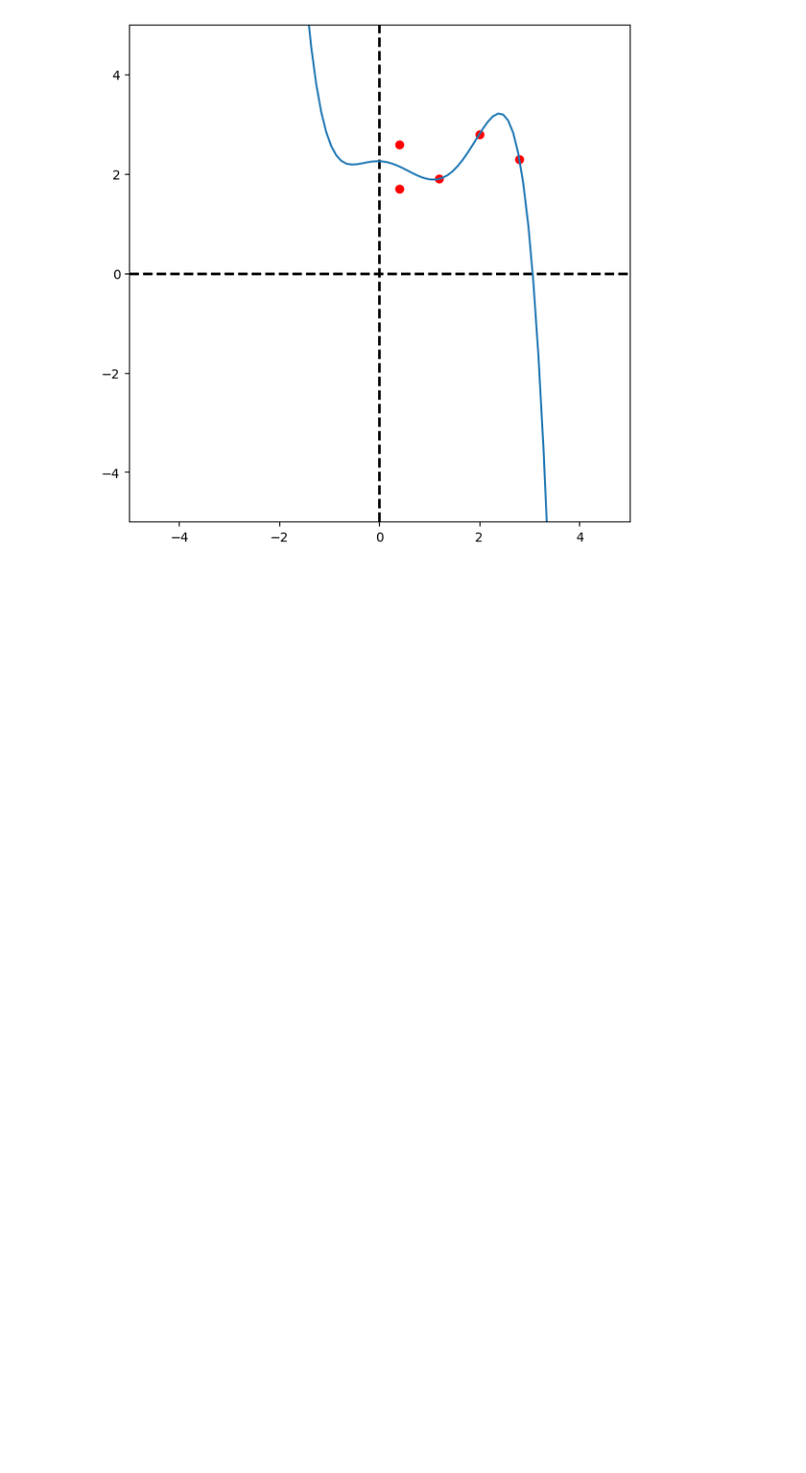
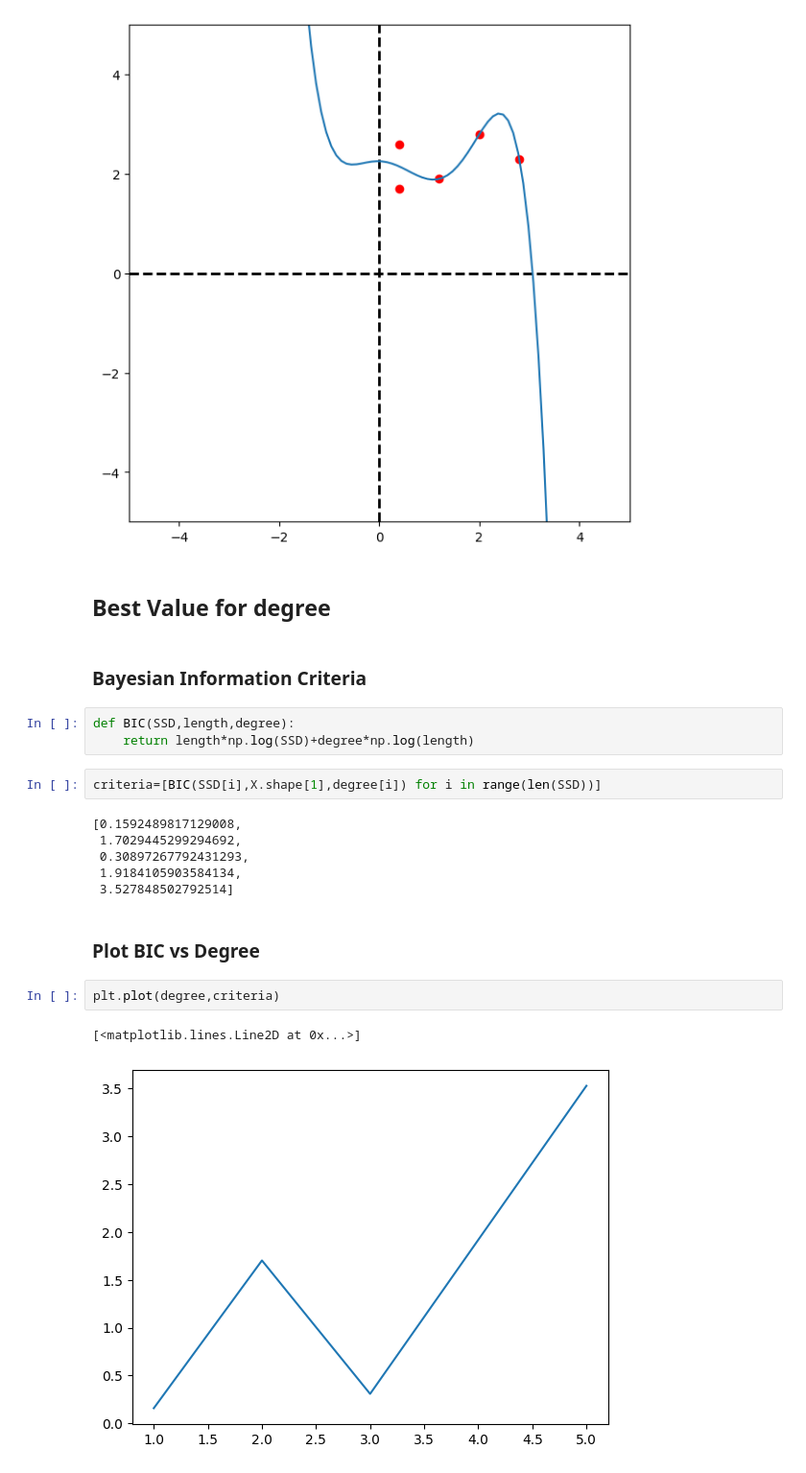
Before and after one commit to Nailsonseat/Machine-Learning, a Jupyter notebook: Polynomial Regression.ipynb, the cells around one changed output. Shown at 96% size. Cells and saved outputs as stored; diff of their text form; blank space fills up the shorter version.

Commit message:
Bayesian information crieteria

```diff
--- a/Polynomial Regression.ipynb
+++ b/Polynomial Regression.ipynb
@@ -140,3 +140,25 @@ SSD=polyRegression(original_X,Y,degree)
 [figure]
 [figure]
 [figure]
+# %% [markdown]
+## Best Value for degree
+# %% [markdown]
+### Bayesian Information Criteria
+# %%
+def BIC(SSD,length,degree):
+    return length*np.log(SSD)+degree*np.log(length)
+# %%
+criteria=[BIC(SSD[i],X.shape[1],degree[i]) for i in range(len(SSD))]
+# %% [output]
+[0.1592489817129008,
+ 1.7029445299294692,
+ 0.30897267792431293,
+ 1.9184105903584134,
+ 3.527848502792514]
+# %% [markdown]
+### Plot BIC vs Degree
+# %%
+plt.plot(degree,criteria)
+# %% [output]
+[<matplotlib.lines.Line2D at 0x...>]
+[figure, added]
```
